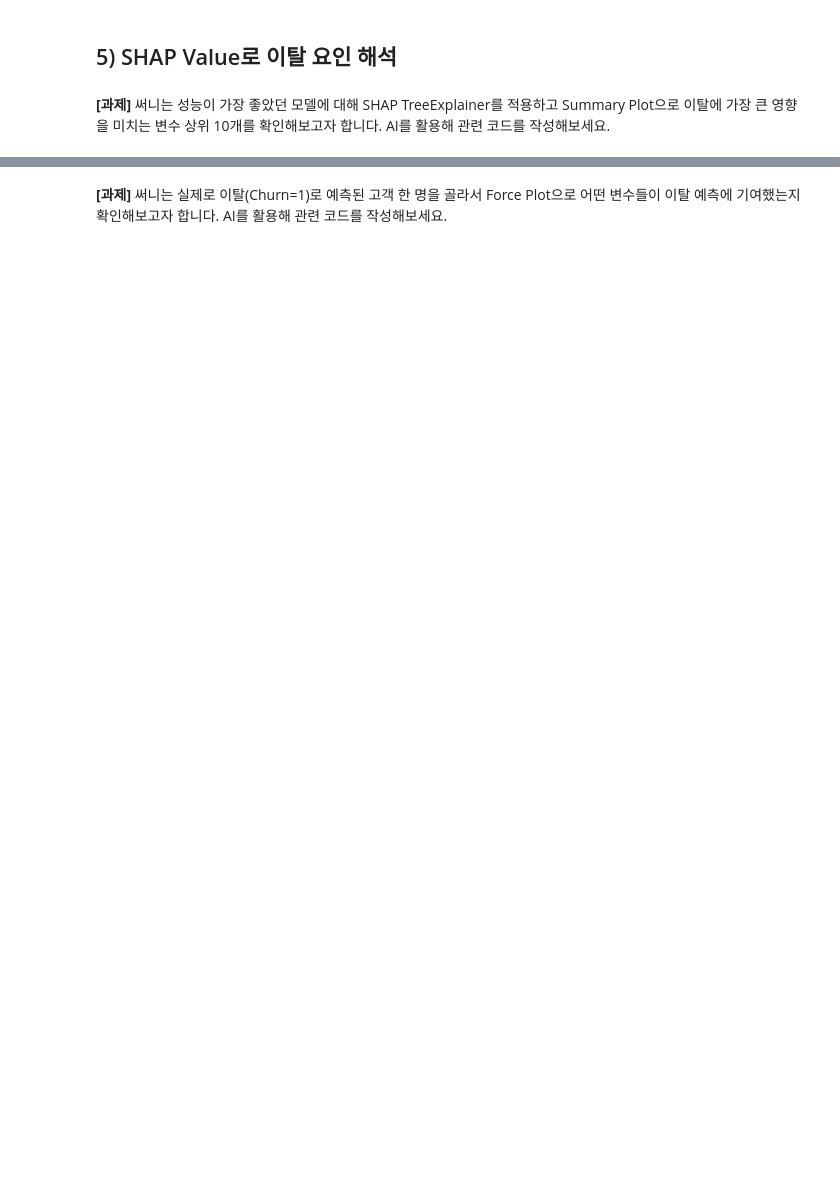
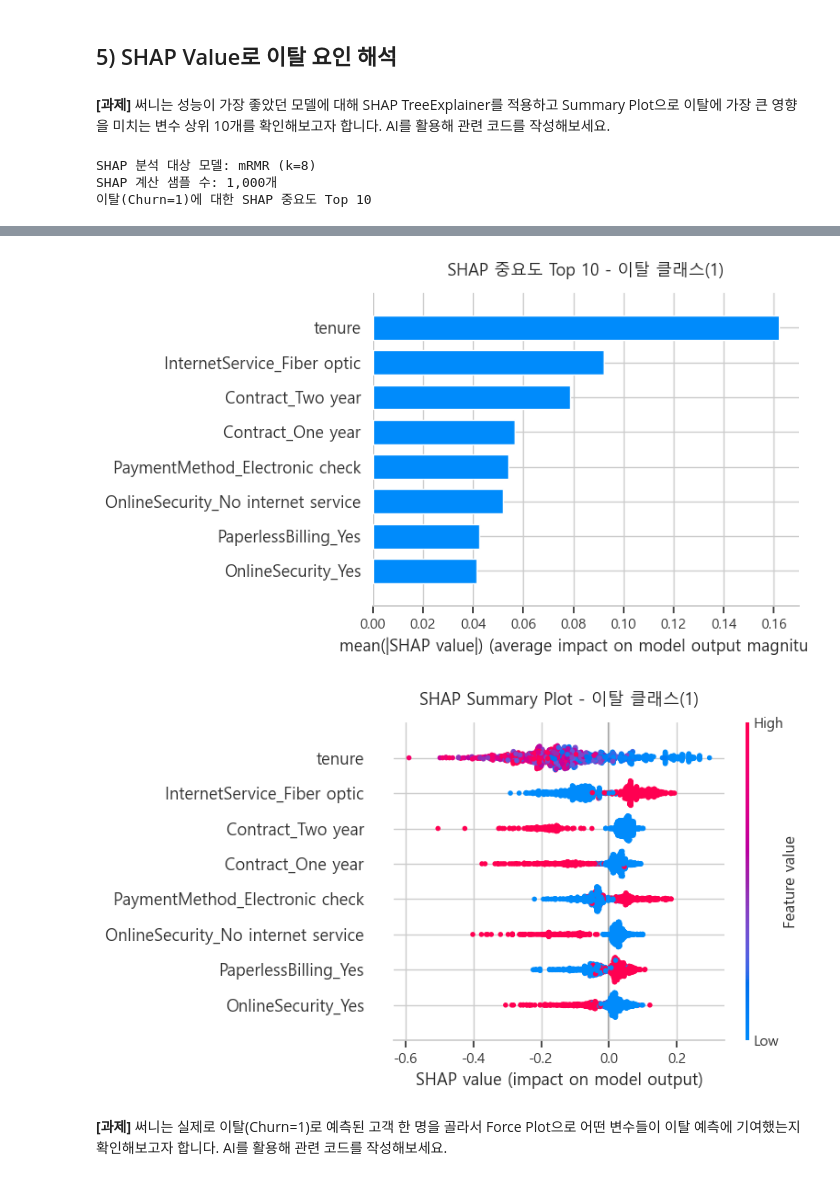
Before and after one commit to QuasarPark/JS_AI_project, a Jupyter notebook: 12일차/머신러닝 Day 5. 미니프로젝트.ipynb, the cells around one changed output, grey strips where cells are left out. Cells and saved outputs as stored; diff of their text form; code cells hidden in the pictures; blank space fills up the shorter version.

```diff
--- a/12일차/머신러닝 Day 5. 미니프로젝트.ipynb
+++ b/12일차/머신러닝 Day 5. 미니프로젝트.ipynb
@@ -60,3 +839,78 @@
 ## 5) SHAP Value로 이탈 요인 해석
 # %% [markdown]
 **[과제]** 써니는 성능이 가장 좋았던 모델에 대해 SHAP TreeExplainer를 적용하고 Summary Plot으로 이탈에 가장 큰 영향을 미치는 변수 상위 10개를 확인해보고자 합니다. AI를 활용해 관련 코드를 작성해보세요.
+# %%
+# 성능이 가장 좋았던 모델에 SHAP TreeExplainer 적용
+try:
+    import shap
+except Exception as exc:
+    raise ImportError("SHAP 패키지가 필요합니다. 설치 후 다시 실행하세요: uv add shap 또는 pip install shap") from exc
+
+
+def extract_class1_shap(shap_values):
+    """SHAP 버전에 따라 다른 반환 형태에서 이탈 클래스(1)의 SHAP 값을 추출합니다."""
+    if isinstance(shap_values, list):
+        return shap_values[1]
+    values = np.asarray(shap_values)
+    if values.ndim == 3:
+        return values[:, :, 1]
+    return values
+
+
+def extract_class1_expected_value(explainer):
+    expected = explainer.expected_value
+    if isinstance(expected, (list, np.ndarray)) and np.asarray(expected).ndim > 0:
+        return np.asarray(expected)[1]
+    return expected
+
+
+best_method = results_df.iloc[0]["Method"]
+best_info = model_registry[best_method]
+best_model = best_info["model"]
+best_features = best_info["features"]
+X_best_train = best_info["X_train"]
+X_best_test = best_info["X_test"]
+
+# 전체 학습 데이터를 모두 쓰면 시간이 오래 걸릴 수 있어 대표 샘플을 사용합니다.
+shap_sample = X_best_train.sample(n=min(1000, len(X_best_train)), random_state=42)
+
+explainer = shap.TreeExplainer(best_model)
+raw_shap_values = explainer.shap_values(shap_sample)
+shap_values_class1 = extract_class1_shap(raw_shap_values)
+expected_value_class1 = extract_class1_expected_value(explainer)
+
+shap_importance = pd.DataFrame({
+    "변수": shap_sample.columns,
+    "mean_abs_SHAP": np.abs(shap_values_class1).mean(axis=0),
+}).sort_values("mean_abs_SHAP", ascending=False)
+
+print(f"SHAP 분석 대상 모델: {best_method}")
+print(f"SHAP 계산 샘플 수: {len(shap_sample):,}개")
+print("이탈(Churn=1)에 대한 SHAP 중요도 Top 10")
+display(shap_importance.head(10))
+
+plt.figure()
+shap.summary_plot(
+    shap_values_class1,
+    shap_sample,
+    plot_type="bar",
+    max_display=10,
+    show=False,
+)
+plt.title("SHAP 중요도 Top 10 - 이탈 클래스(1)", fontsize=13, pad=14)
+plt.tight_layout()
+plt.show()
+
+shap.summary_plot(
+    shap_values_class1,
+    shap_sample,
+    max_display=10,
+    show=False,
+)
+plt.title("SHAP Summary Plot - 이탈 클래스(1)", fontsize=13, pad=14)
+plt.tight_layout()
+plt.show()
+# %% [output]
+SHAP 분석 대상 모델: mRMR (k=8)
+SHAP 계산 샘플 수: 1,000개
+이탈(Churn=1)에 대한 SHAP 중요도 Top 10
@@ -63,2 +926,4 @@
+[figure, added]
+[figure, added]
 # %% [markdown]
 **[과제]** 써니는 실제로 이탈(Churn=1)로 예측된 고객 한 명을 골라서 Force Plot으로 어떤 변수들이 이탈 예측에 기여했는지 확인해보고자 합니다. AI를 활용해 관련 코드를 작성해보세요.
```
Also changed, not shown: parts of 19 cells of this notebook, 13 other files.
